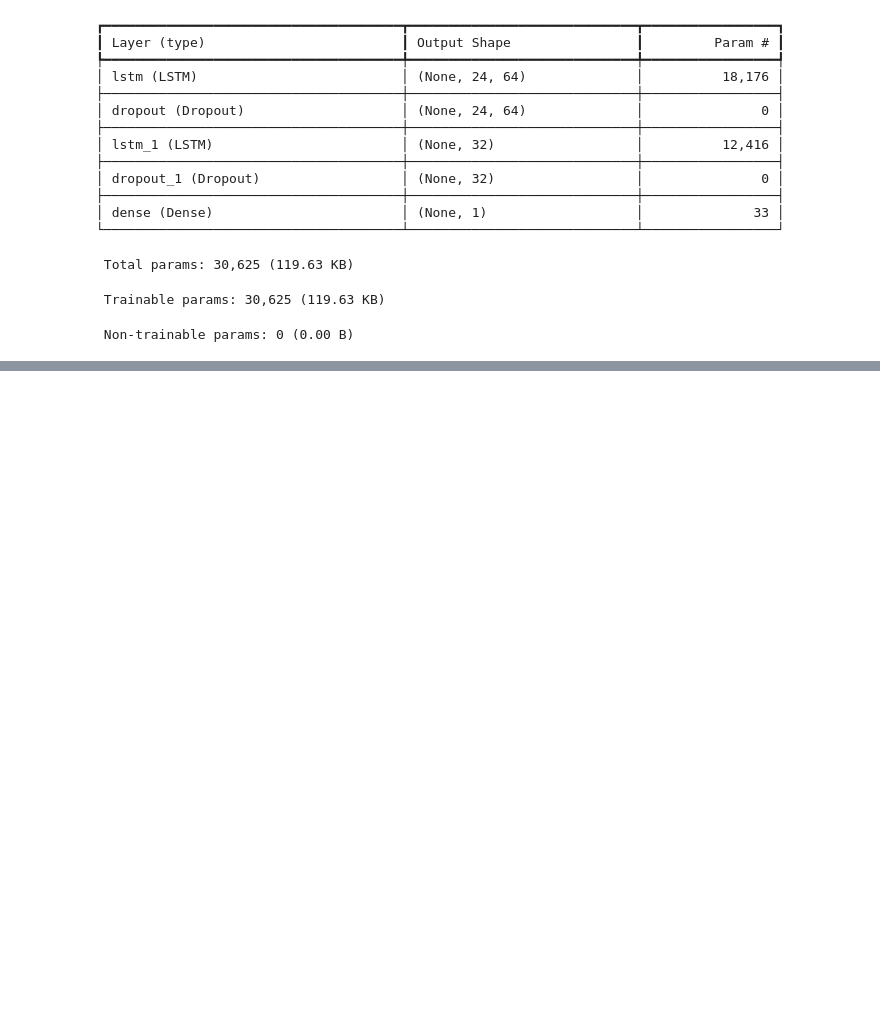
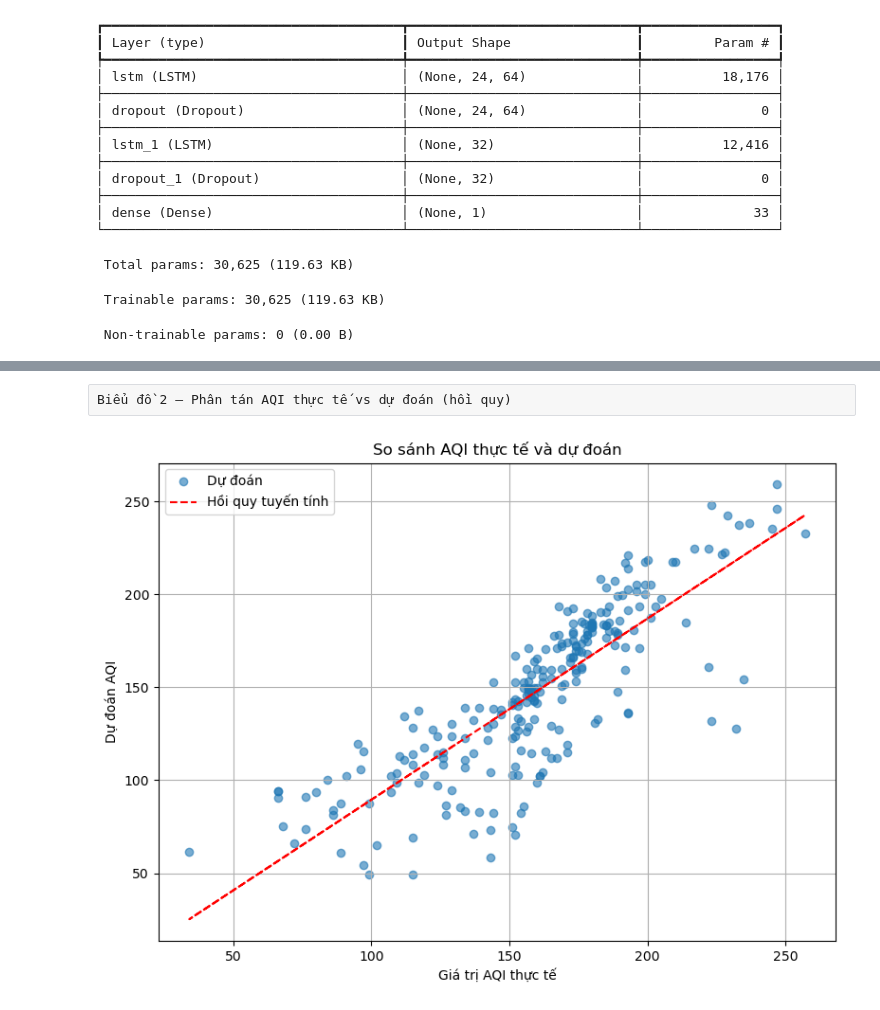
Before and after one commit to ManhT005/SIC25_AI, a Jupyter notebook: SIC_AI_HaUI_Group2/model/LSTM_AQI.ipynb, the cells around one changed output, grey strips where cells are left out. Drawn from its saved outputs; the diff is of its cells as text; code cells hidden in the pictures; blank space fills up the shorter version.

```diff
--- a/SIC_AI_HaUI_Group2/model/LSTM_AQI.ipynb
+++ b/SIC_AI_HaUI_Group2/model/LSTM_AQI.ipynb
@@ -129,0 +133,25 @@ plt.show()
+# %% [raw]
+Biểu đồ 2 – Phân tán AQI thực tế vs dự đoán (hồi quy)
+# %%
+# Định hình lại dữ liệu
+y_true = y_test_actual.reshape(-1, 1)
+y_pred_flat = y_pred_actual.reshape(-1, 1)
+
+# Hồi quy tuyến tính
+reg = LinearRegression()
+reg.fit(y_true, y_pred_flat)
+line = reg.predict(y_true)
+
+# Vẽ biểu đồ phân tán
+plt.figure(figsize=(8,6))
+plt.scatter(y_true, y_pred_flat, alpha=0.6, label='Dự đoán')
+plt.plot(y_true, line, color='red', linestyle='--', label='Hồi quy tuyến tính')
+plt.xlabel('Giá trị AQI thực tế')
+plt.ylabel('Dự đoán AQI')
+plt.title('So sánh AQI thực tế và dự đoán')
+plt.legend()
+plt.grid(True)
+plt.tight_layout()
+plt.show()
+# %% [output]
+[figure, added]
```
Also changed, not shown: parts of 4 cells of this notebook.
